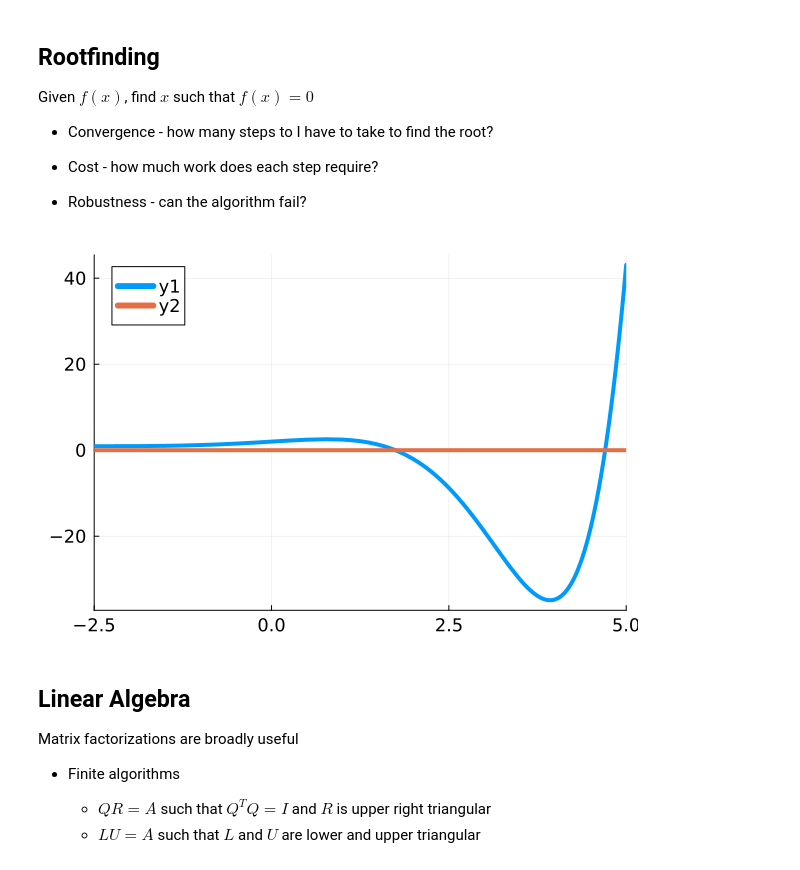
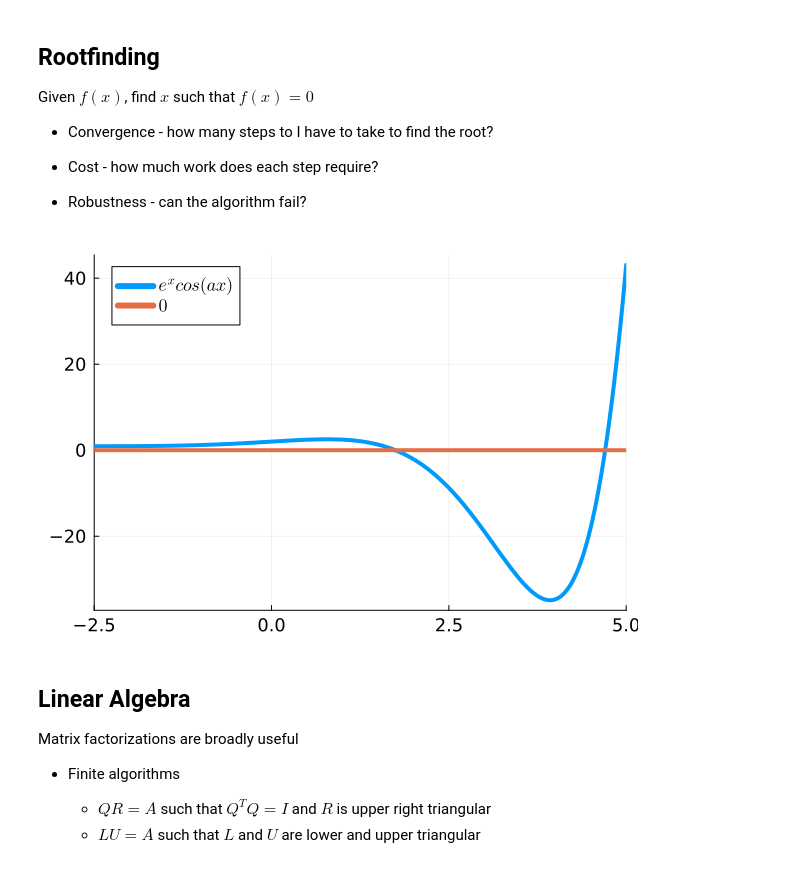
Before and after one commit to jeremylt/csci-3656-fall-2025, a Jupyter notebook: source/notebooks/2025-08-22-Welcome.ipynb, the cells around one changed output. Cells and saved outputs as stored; diff of their text form; code cells hidden in the pictures.

```diff
--- a/source/notebooks/2025-08-22-Welcome.ipynb
+++ b/source/notebooks/2025-08-22-Welcome.ipynb
@@ -84,18 +84,18 @@ Given $f \left( x \right)$, find $x$ such that $f \left( x \right) = 0$
 # %%
 using Plots
 default(
     linewidth=4,
     markersize=5,
     legendfontsize=12,
     xtickfontsize=12,
     ytickfontsize=12,
 )
 
 a = 1
 f(x) = exp(x) * cos(a * x) + 1
-plot([f, x -> 0], xlims=[-2.5, 5])
+plot([f, x -> 0], xlims=[-2.5, 5], label=["\$e^x cos(a x)\$" "\$0\$"])
 # %% [output]
-[figure, old version]
+[figure, new version]
 # %% [markdown]
 ## Linear Algebra
 
```
Also changed, not shown: parts of 2 cells of this notebook, 6 other files.
